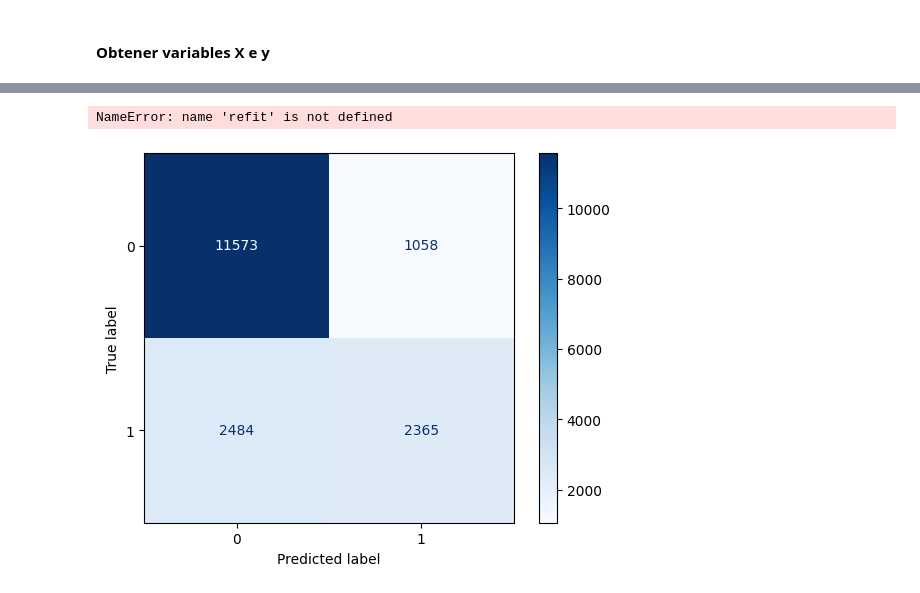
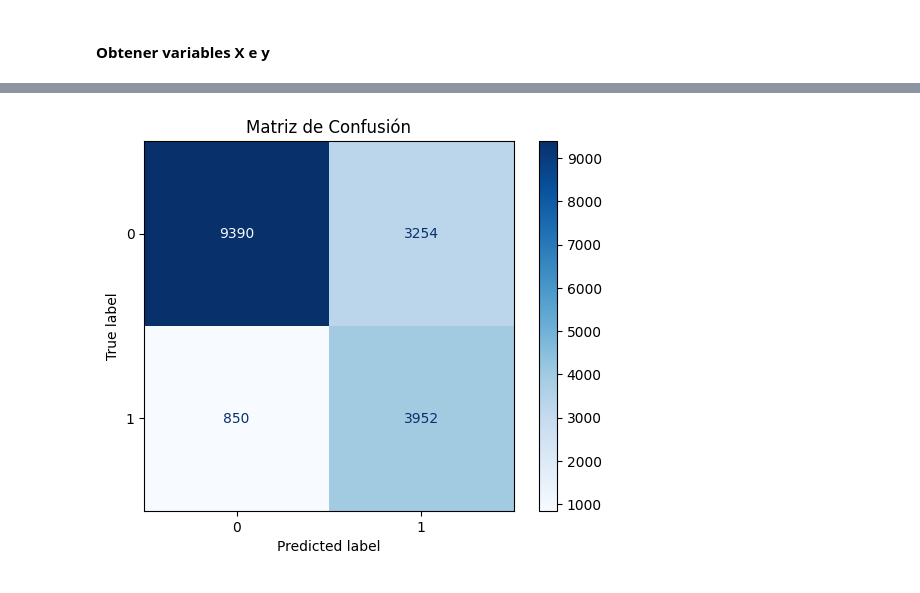
Before and after one commit to RaulRX/hotel-cancellation-ml, a Jupyter notebook: notebooks/final/Pruebas_RegresionLogistica_final.ipynb, the cells around one changed output, grey strips where cells are left out. Drawn from its saved outputs; the diff is of its cells as text; code cells hidden in the pictures.

Commit message:
Remove unnecessary data from model training exploration

```diff
--- a/notebooks/final/Pruebas_RegresionLogistica_final.ipynb
+++ b/notebooks/final/Pruebas_RegresionLogistica_final.ipynb
@@ -457,3 +171,2 @@ df_hotel_prep['month_cos'] = np.cos(2 * np.pi * df_hotel_prep['month_num'] / df_
 # %%
-# Eliminar columnas ya tratadas
-df_hotel_prep.drop(columns=['month_num', 'arrival_date_month'], inplace=True)
+df_hotel_prep.drop(columns=['arrival_date_month'], inplace=True)
@@ -495,6 +172,0 @@ Name: proportion, dtype: float64
-# %%
-# Agrupamos valores con un % de representación bajo -> ayuda al modelo a reducir el numero de combinaciones
-frecuencias = df_hotel_prep['babies'].value_counts(normalize=True) # Agrupar
-valores_raros = frecuencias[frecuencias < 0.01].index.tolist()
-df_hotel_prep['babies'] = df_hotel_prep['babies'].replace(valores_raros, 2)
-df_hotel_prep['babies'].value_counts(normalize=True)
@@ -506,0 +173,12 @@ Name: proportion, dtype: float64
+# %%
+df_hotel_prep['children'] = df_hotel_prep['children'].clip(upper=df_hotel_prep['children'].quantile(0.99))
+print(f"Agrupacion de children (quartil 99): {df_hotel_prep['children'].value_counts(normalize=True)}")
+
+df_hotel_prep['adults'] = df_hotel_prep['adults'].clip(upper=df_hotel_prep['adults'].quantile(0.99))
+print(f"Agrupacion de adults (quartil 99): {df_hotel_prep['adults'].value_counts(normalize=True)}")
+
+df_hotel_prep['babies'] = df_hotel_prep['babies'].clip(upper=df_hotel_prep['babies'].quantile(0.99))
+print(f"Agrupacion de babies (quartil 99): {df_hotel_prep['babies'].value_counts(normalize=True)}")
+
+df_hotel_prep['adr'] = df_hotel_prep['adr'].clip(upper=df_hotel_prep['adr'].quantile(0.99))
+print(f"Agrupacion de adr (quartil 99): {df_hotel_prep['adr'].value_counts(normalize=True)}")
@@ -520,12 +216,24 @@ Percentage y: is_canceled
 Name: proportion, dtype: float64
 # %%
-model_lr = LogisticRegression(C=0.05, max_iter= 300, penalty='l1', solver='liblinear', random_state=random_state, class_weight='balanced')
-X_train, X_test, y_train, y_test = train_test_split(X, y, test_size=0.2, random_state=random_state)
-scaler = StandardScaler() # RobustScaler, MinMaxScaler
+model_lr = LogisticRegression(C=0.05, max_iter=700, penalty='l2', solver='liblinear', random_state=random_state, class_weight='balanced')
+X_train, X_test, y_train, y_test = train_test_split(X, y, test_size=0.2, random_state=random_state, stratify=y)
+
+
+# OHE se aplica después del split (fit solo con train) para evitar leakage
+category_columns = ['hotel', 'meal', 'country', 'market_segment', 'distribution_channel', 'reserved_room_type',
+                    'deposit_type', 'customer_type']
+ohe = OneHotEncoder(drop='first', handle_unknown='ignore', sparse_output=False)
+ohe.fit(X_train[category_columns])
+train_ohe = pd.DataFrame(ohe.transform(X_train[category_columns]), columns=ohe.get_feature_names_out(category_columns), index=X_train.index)
+test_ohe  = pd.DataFrame(ohe.transform(X_test[category_columns]),  columns=ohe.get_feature_names_out(category_columns), index=X_test.index)
+X_train = pd.concat([X_train.drop(columns=category_columns), train_ohe], axis=1)
+X_test  = pd.concat([X_test.drop(columns=category_columns),  test_ohe],  axis=1)
+
+scaler = StandardScaler()
 X_train_scaled = scaler.fit_transform(X_train)
-X_test_scaled = scaler.transform(X_test)
+X_test_scaled  = scaler.transform(X_test)
 print(f"Train data percentage: {y_train.value_counts(normalize=True)}")
-print(f"Test data percentage: {y_test.value_counts(normalize=True)}")
+print(f"Test data percentage:  {y_test.value_counts(normalize=True)}")
 
 model_lr = model_lr.fit(X_train_scaled, y_train)
 # %% [output]
@@ -589,14 +285,13 @@ weighted avg       0.74      0.68      0.70     17480
 # %%
 cm = confusion_matrix(y_test, y_predict)
 
 # 3. Mostrarla de forma visual y bonita
 disp = ConfusionMatrixDisplay(confusion_matrix=cm, display_labels=model_lr.classes_)
 disp.plot(cmap='Blues')
 
-plt.title(f'Matriz de Confusión (Refit: recall)')
+plt.title(f'Matriz de Confusión')
 plt.show()
 # %% [output]
-NameError: name 'refit' is not defined
-[figure, old version]
+[figure, new version]
 # %%
 # Curva ROC
```
Also changed, not shown: parts of 45 cells of this notebook, 2 other files.
